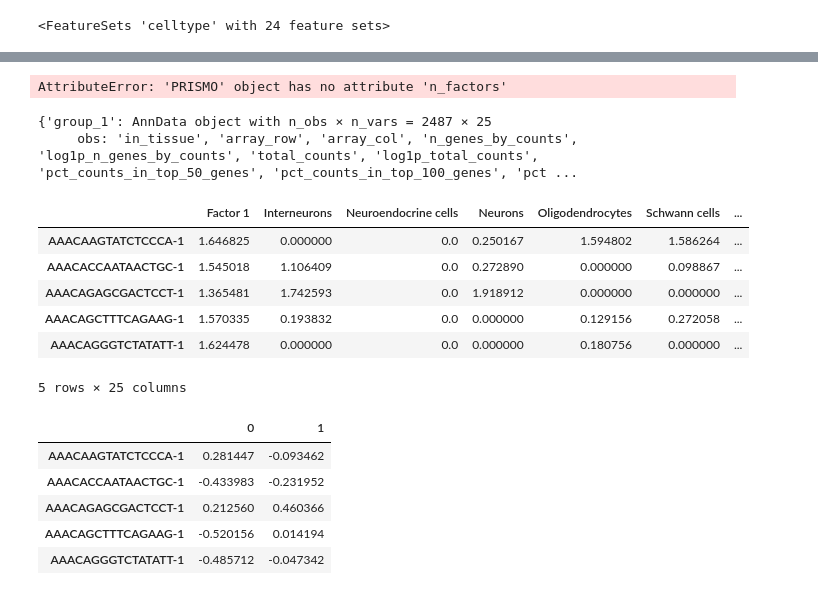
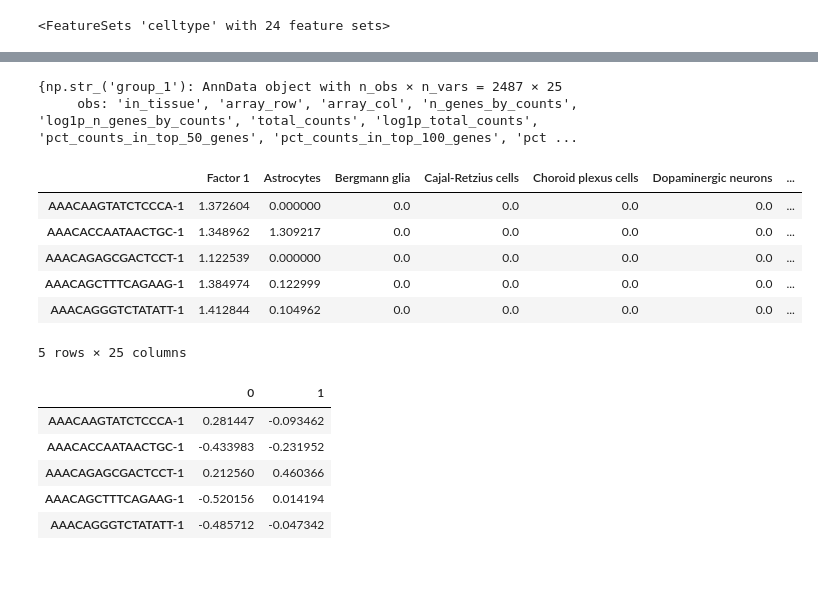
Before and after one commit to bioFAM/mofaflex-analysis, a Jupyter notebook: comparison_mefisto_visium/analysis_informed.ipynb, the cells around one changed output, grey strips where cells are left out. Cells and saved outputs as stored; diff of their text form; code cells hidden in the pictures.

```diff
--- a/comparison_mefisto_visium/analysis_informed.ipynb
+++ b/comparison_mefisto_visium/analysis_informed.ipynb
@@ -155,7 +125,7 @@ training_opts = TrainingOptions(
     seed=None
 )
 # %%
-smooth_opts = SmoothOptions(
+smooth_opts = mfl.SmoothOptions(
     n_inducing=100,
     kernel="RBF",
     warp_groups=[],
@@ -165,12 +135,5 @@ smooth_opts = SmoothOptions(
     warp_reference_group=None
 )
 # %%
-model = PRISMO()
-model.fit(
-    {"group_1": {"view_1": adata}},
-    data_opts,
-    model_opts,
-    training_opts,
-    smooth_opts
-)
+model = mfl.MOFAFLEX({"group_1": {"view_1": adata}}, model_opts, data_opts, training_opts, smooth_opts)
 # %% [output]
@@ -200,22 +143,18 @@ from prismo import plotting
-# %%
-plotting.plot_smoothness(model)
-# %% [output]
-AttributeError: 'PRISMO' object has no attribute 'n_factors'
-# %%
-model._cache["factors"] = model.get_factors("anndata")
-model._cache["factors"]
-# %% [output]
-{'group_1': AnnData object with n_obs × n_vars = 2487 × 25
-     obs: 'in_tissue', 'array_row', 'array_col', 'n_genes_by_counts', 'log1p_n_genes_by_counts', 'total_counts', 'log1p_total_counts', 'pct_counts_in_top_50_genes', 'pct_counts_in_top_100_genes', 'pct ...
+# %%
+factor_adata = model.get_factors("anndata")
+factor_adata
+# %% [output]
+{np.str_('group_1'): AnnData object with n_obs × n_vars = 2487 × 25
+     obs: 'in_tissue', 'array_row', 'array_col', 'n_genes_by_counts', 'log1p_n_genes_by_counts', 'total_counts', 'log1p_total_counts', 'pct_counts_in_top_50_genes', 'pct_counts_in_top_100_genes', 'pct ...
 # %%
-z_df = model._cache["factors"]["group_1"].to_df()
+z_df = factor_adata["group_1"].to_df()
 z_df.head()
 # %% [output]
-|  | Factor 1 | Interneurons | Neuroendocrine cells | Neurons | Oligodendrocytes | Schwann cells | ... |
-| AAACAAGTATCTCCCA-1 | 1.646825 | 0.000000 | 0.0 | 0.250167 | 1.594802 | 1.586264 | ... |
-| AAACACCAATAACTGC-1 | 1.545018 | 1.106409 | 0.0 | 0.272890 | 0.000000 | 0.098867 | ... |
-| AAACAGAGCGACTCCT-1 | 1.365481 | 1.742593 | 0.0 | 1.918912 | 0.000000 | 0.000000 | ... |
-| AAACAGCTTTCAGAAG-1 | 1.570335 | 0.193832 | 0.0 | 0.000000 | 0.129156 | 0.272058 | ... |
-| AAACAGGGTCTATATT-1 | 1.624478 | 0.000000 | 0.0 | 0.000000 | 0.180756 | 0.000000 | ... |
+|  | Factor 1 | Astrocytes | Bergmann glia | Cajal-Retzius cells | Choroid plexus cells | Dopaminergic neurons | ... |
+| AAACAAGTATCTCCCA-1 | 1.372604 | 0.000000 | 0.0 | 0.0 | 0.0 | 0.0 | ... |
+| AAACACCAATAACTGC-1 | 1.348962 | 1.309217 | 0.0 | 0.0 | 0.0 | 0.0 | ... |
+| AAACAGAGCGACTCCT-1 | 1.122539 | 0.000000 | 0.0 | 0.0 | 0.0 | 0.0 | ... |
+| AAACAGCTTTCAGAAG-1 | 1.384974 | 0.122999 | 0.0 | 0.0 | 0.0 | 0.0 | ... |
+| AAACAGGGTCTATATT-1 | 1.412844 | 0.104962 | 0.0 | 0.0 | 0.0 | 0.0 | ... |
 5 rows × 25 columns
 # %%
```
Also changed, not shown: parts of 23 cells of this notebook.
